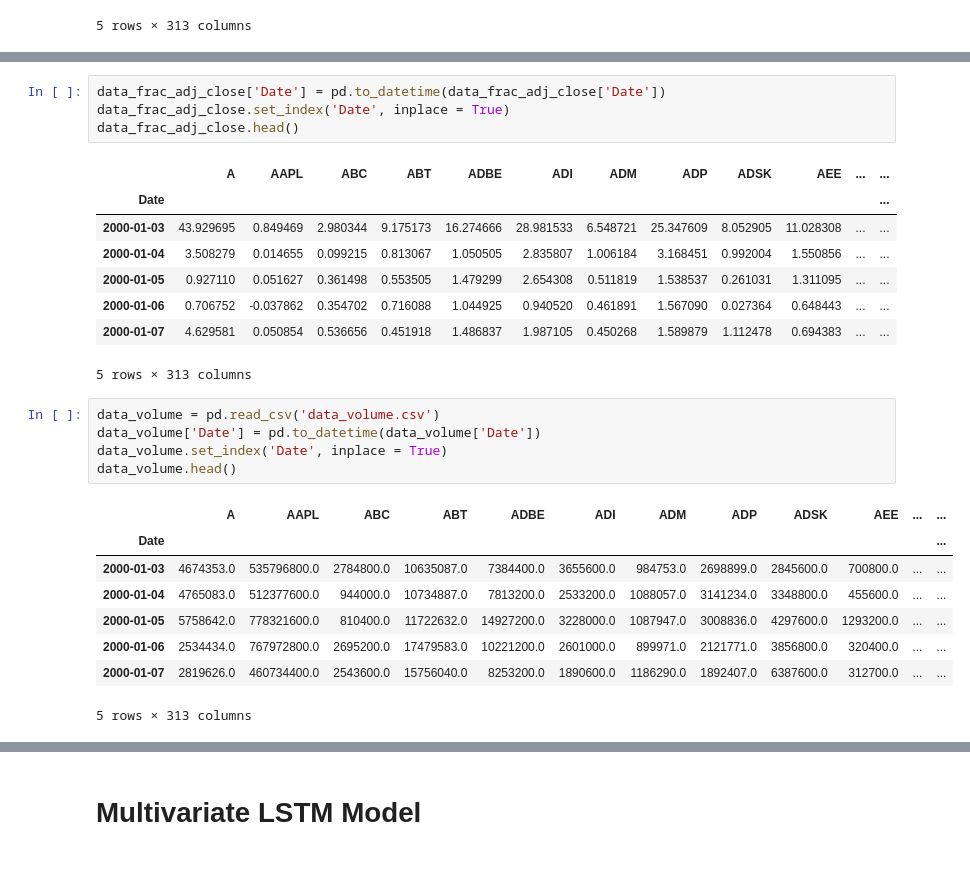
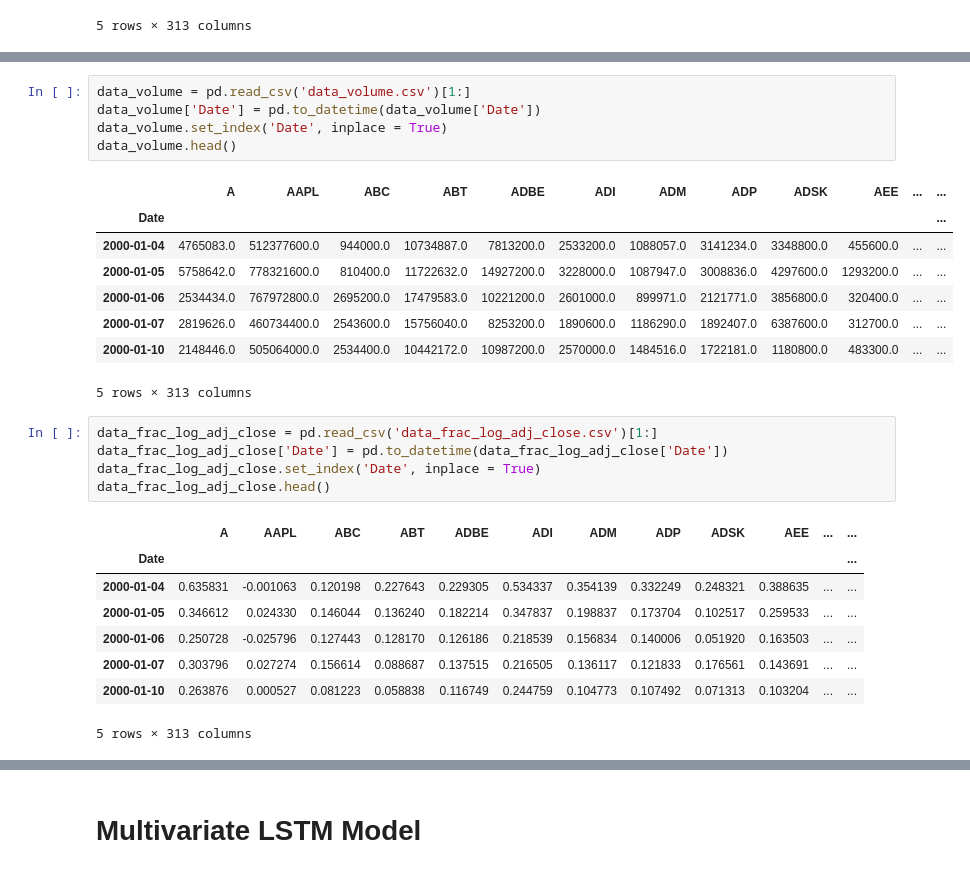
Before and after one commit to eldor-fozilov/FracLSTM-Portfolio, a Jupyter notebook: model_building.ipynb, the cells around one changed output, grey strips where cells are left out. Saved outputs shown, nothing was run; the diff lists cells and outputs as text.

```diff
--- a/model_building.ipynb
+++ b/model_building.ipynb
@@ -85,28 +68,29 @@ data_frac_adj_close
 # %%
-data_frac_adj_close['Date'] = pd.to_datetime(data_frac_adj_close['Date'])
-data_frac_adj_close.set_index('Date', inplace = True)
-data_frac_adj_close.head()
+data_volume = pd.read_csv('data_volume.csv')[1:]
+data_volume['Date'] = pd.to_datetime(data_volume['Date'])
+data_volume.set_index('Date', inplace = True)
+data_volume.head()
 # %% [output]
 |  | A | AAPL | ABC | ABT | ADBE | ADI | ADM | ADP | ADSK | AEE | ... | ... |
 | Date |  |  |  |  |  |  |  |  |  |  |  | ... |
-| 2000-01-03 | 43.929695 | 0.849469 | 2.980344 | 9.175173 | 16.274666 | 28.981533 | 6.548721 | 25.347609 | 8.052905 | 11.028308 | ... | ... |
-| 2000-01-04 | 3.508279 | 0.014655 | 0.099215 | 0.813067 | 1.050505 | 2.835807 | 1.006184 | 3.168451 | 0.992004 | 1.550856 | ... | ... |
-| 2000-01-05 | 0.927110 | 0.051627 | 0.361498 | 0.553505 | 1.479299 | 2.654308 | 0.511819 | 1.538537 | 0.261031 | 1.311095 | ... | ... |
-| 2000-01-06 | 0.706752 | -0.037862 | 0.354702 | 0.716088 | 1.044925 | 0.940520 | 0.461891 | 1.567090 | 0.027364 | 0.648443 | ... | ... |
-| 2000-01-07 | 4.629581 | 0.050854 | 0.536656 | 0.451918 | 1.486837 | 1.987105 | 0.450268 | 1.589879 | 1.112478 | 0.694383 | ... | ... |
+| 2000-01-04 | 4765083.0 | 512377600.0 | 944000.0 | 10734887.0 | 7813200.0 | 2533200.0 | 1088057.0 | 3141234.0 | 3348800.0 | 455600.0 | ... | ... |
+| 2000-01-05 | 5758642.0 | 778321600.0 | 810400.0 | 11722632.0 | 14927200.0 | 3228000.0 | 1087947.0 | 3008836.0 | 4297600.0 | 1293200.0 | ... | ... |
+| 2000-01-06 | 2534434.0 | 767972800.0 | 2695200.0 | 17479583.0 | 10221200.0 | 2601000.0 | 899971.0 | 2121771.0 | 3856800.0 | 320400.0 | ... | ... |
+| 2000-01-07 | 2819626.0 | 460734400.0 | 2543600.0 | 15756040.0 | 8253200.0 | 1890600.0 | 1186290.0 | 1892407.0 | 6387600.0 | 312700.0 | ... | ... |
+| 2000-01-10 | 2148446.0 | 505064000.0 | 2534400.0 | 10442172.0 | 10987200.0 | 2570000.0 | 1484516.0 | 1722181.0 | 1180800.0 | 483300.0 | ... | ... |
 5 rows × 313 columns
 # %%
-data_volume = pd.read_csv('data_volume.csv')
-data_volume['Date'] = pd.to_datetime(data_volume['Date'])
-data_volume.set_index('Date', inplace = True)
-data_volume.head()
+data_frac_log_adj_close = pd.read_csv('data_frac_log_adj_close.csv')[1:]
+data_frac_log_adj_close['Date'] = pd.to_datetime(data_frac_log_adj_close['Date'])
+data_frac_log_adj_close.set_index('Date', inplace = True)
+data_frac_log_adj_close.head()
 # %% [output]
 |  | A | AAPL | ABC | ABT | ADBE | ADI | ADM | ADP | ADSK | AEE | ... | ... |
 | Date |  |  |  |  |  |  |  |  |  |  |  | ... |
-| 2000-01-03 | 4674353.0 | 535796800.0 | 2784800.0 | 10635087.0 | 7384400.0 | 3655600.0 | 984753.0 | 2698899.0 | 2845600.0 | 700800.0 | ... | ... |
-| 2000-01-04 | 4765083.0 | 512377600.0 | 944000.0 | 10734887.0 | 7813200.0 | 2533200.0 | 1088057.0 | 3141234.0 | 3348800.0 | 455600.0 | ... | ... |
-| 2000-01-05 | 5758642.0 | 778321600.0 | 810400.0 | 11722632.0 | 14927200.0 | 3228000.0 | 1087947.0 | 3008836.0 | 4297600.0 | 1293200.0 | ... | ... |
-| 2000-01-06 | 2534434.0 | 767972800.0 | 2695200.0 | 17479583.0 | 10221200.0 | 2601000.0 | 899971.0 | 2121771.0 | 3856800.0 | 320400.0 | ... | ... |
-| 2000-01-07 | 2819626.0 | 460734400.0 | 2543600.0 | 15756040.0 | 8253200.0 | 1890600.0 | 1186290.0 | 1892407.0 | 6387600.0 | 312700.0 | ... | ... |
+| 2000-01-04 | 0.635831 | -0.001063 | 0.120198 | 0.227643 | 0.229305 | 0.534337 | 0.354139 | 0.332249 | 0.248321 | 0.388635 | ... | ... |
+| 2000-01-05 | 0.346612 | 0.024330 | 0.146044 | 0.136240 | 0.182214 | 0.347837 | 0.198837 | 0.173704 | 0.102517 | 0.259533 | ... | ... |
+| 2000-01-06 | 0.250728 | -0.025796 | 0.127443 | 0.128170 | 0.126186 | 0.218539 | 0.156834 | 0.140006 | 0.051920 | 0.163503 | ... | ... |
+| 2000-01-07 | 0.303796 | 0.027274 | 0.156614 | 0.088687 | 0.137515 | 0.216505 | 0.136117 | 0.121833 | 0.176561 | 0.143691 | ... | ... |
+| 2000-01-10 | 0.263876 | 0.000527 | 0.081223 | 0.058838 | 0.116749 | 0.244759 | 0.104773 | 0.107492 | 0.071313 | 0.103204 | ... | ... |
 5 rows × 313 columns
 # %%
```
Also changed, not shown: parts of 37 cells of this notebook.
